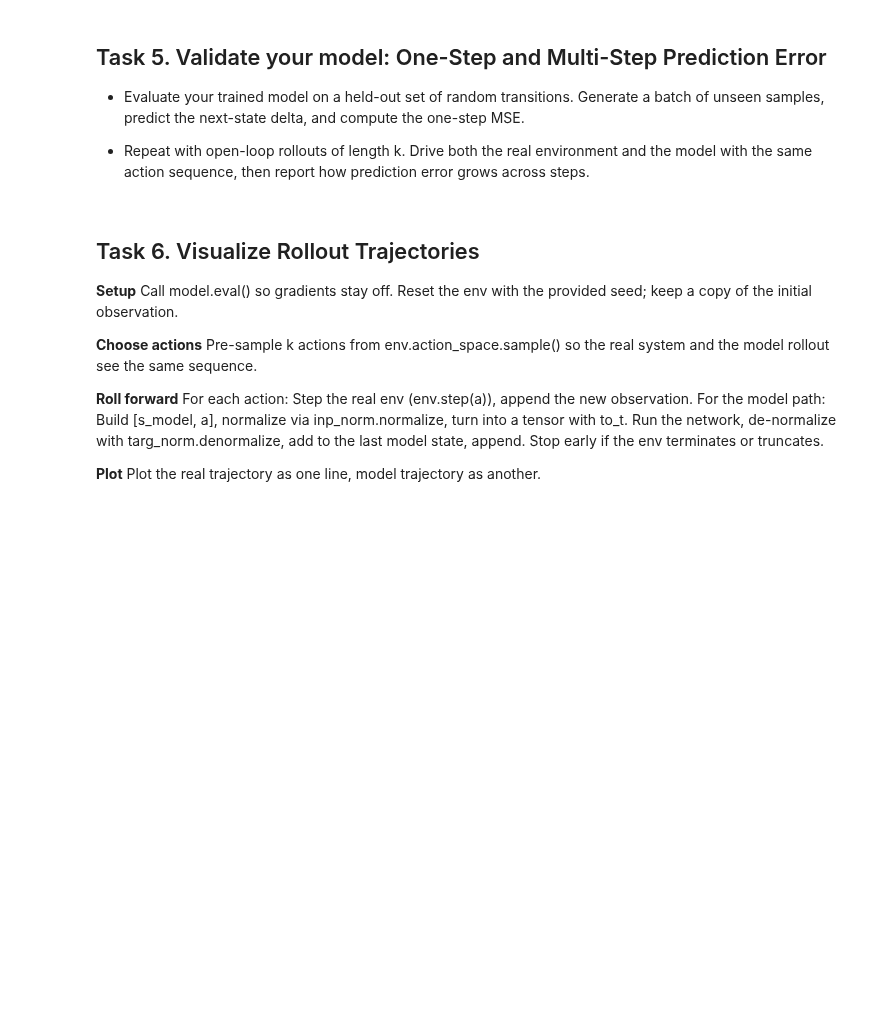
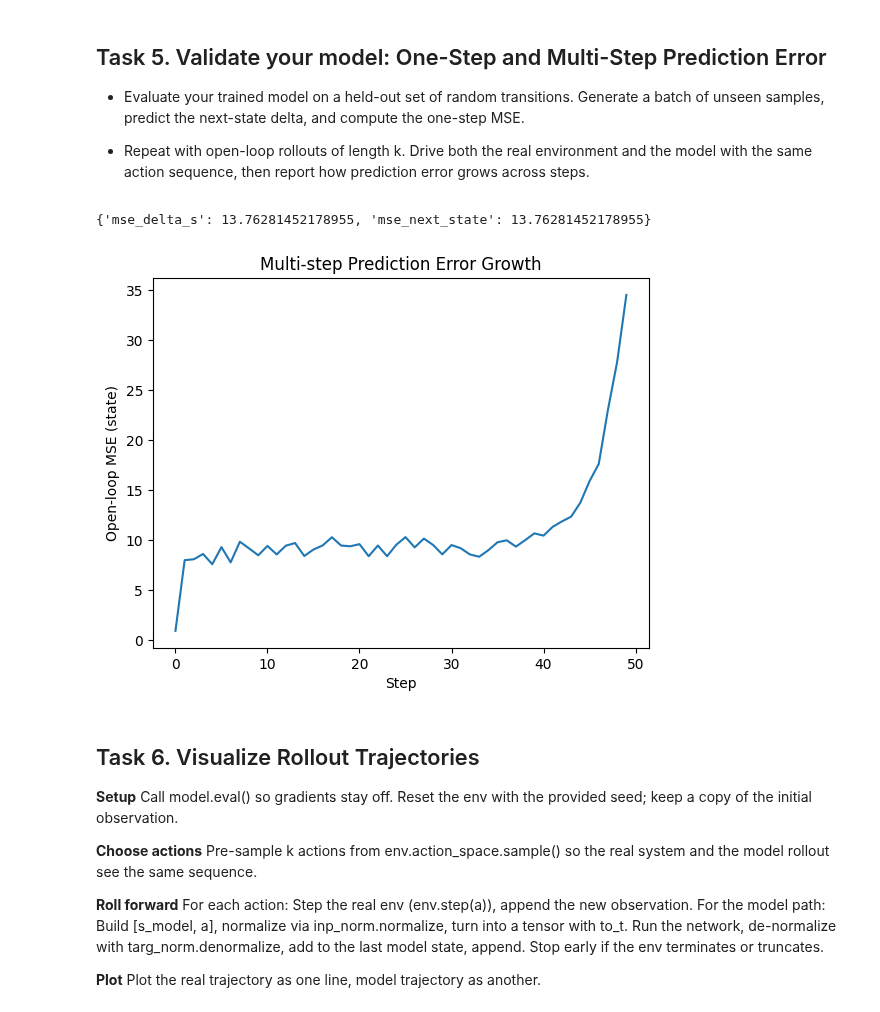
Before and after one commit to ddcreating/RL_code, a Jupyter notebook: lab10_half_cheetah_dynamics.ipynb, the cells around one changed output. Drawn from its saved outputs; the diff is of its cells as text; code cells hidden in the pictures; blank space fills up the shorter version.

```diff
--- a/lab10_half_cheetah_dynamics.ipynb
+++ b/lab10_half_cheetah_dynamics.ipynb
@@ -321,3 +395,50 @@ Drive both the real environment and the model with the same action sequence, the
+# %%
+S_val, A_val, Snext_val = collect_eval_set(env, n=5000, seed=2025)
+one_step_metrics = one_step_mse(model, S_val, A_val, Snext_val)
+print(one_step_metrics)
+# %% [output]
+{'mse_delta_s': 13.76281452178955, 'mse_next_state': 13.76281452178955}
+# %%
+def multi_step_curve(env, model, k=20, episodes=100, seed=2025):
+    model.eval().to(th.float32)
+    rng = np.random.RandomState(seed)
+    per_step_mse = np.zeros(k, dtype=np.float64)
+
+    for _ in range(episodes):
+        obs_real, _ = env.reset(seed=rng.randint(0, 10**6))
+        obs_model = obs_real.copy()
+
+        acts = [env.action_space.sample() for _ in range(k)]
+
+        for t, act in enumerate(acts):
+            nxt, _, term, trunc, _ = env.step(act)
+            obs_real = nxt
+
+            inp = np.concatenate([obs_model, act]).astype(np.float32)
+            inp_t = th.as_tensor(inp, dtype=th.float32)
+            inp_n = th.as_tensor(inp_norm.normalize(inp_t.cpu().numpy()), dtype=th.float32)
+            with th.no_grad():
+                d_pred_n = model(inp_n).cpu().numpy()
+            d_pred = tgt_norm.denormalize(d_pred_n).astype(np.float32)
+            obs_model = obs_model + d_pred
+
+            per_step_mse[t] += np.mean((obs_model - obs_real) ** 2)
+
+            if term or trunc:
+                break
+
+    per_step_mse /= episodes
+    return per_step_mse  # shape [k]
+# %%
+mses = multi_step_curve(env, model, k=50, episodes=200)
+plt.figure()
+plt.plot(mses)
+plt.xlabel("Step")
+plt.ylabel("Open-loop MSE (state)")
+plt.title("Multi-step Prediction Error Growth")
+plt.show()
+# %% [output]
+[figure, added]
 # %% [markdown]
 
 ## Task 6. Visualize Rollout Trajectories
```
Also changed, not shown: parts of 6 cells of this notebook.
